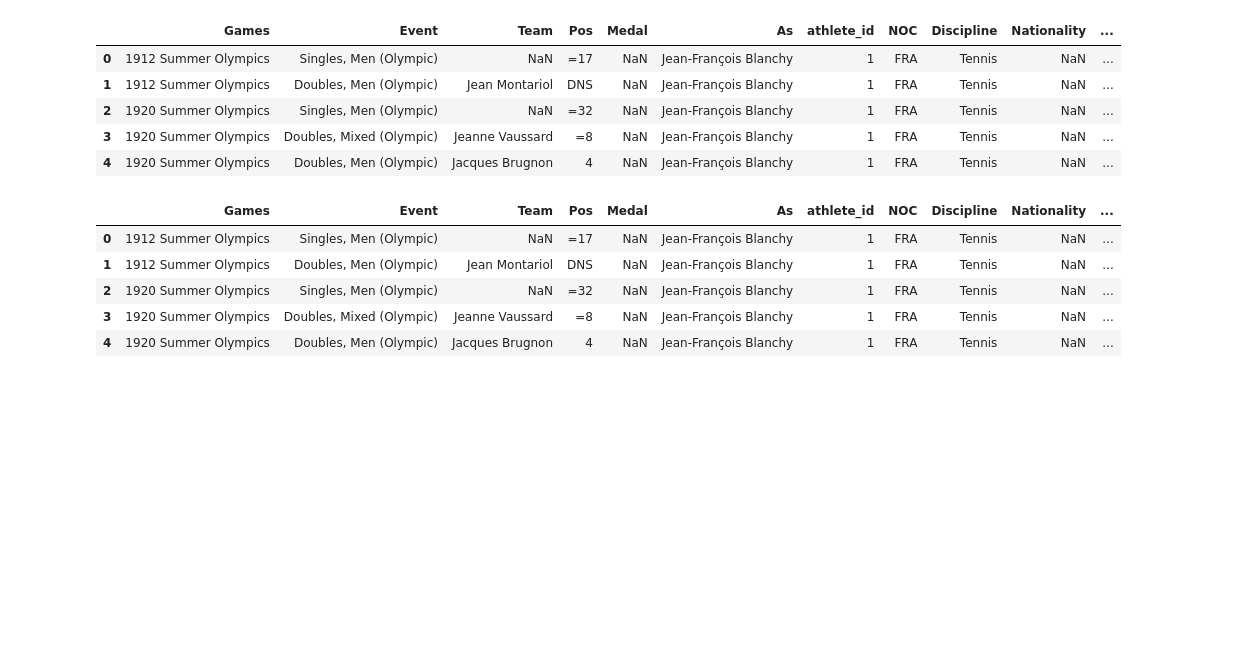
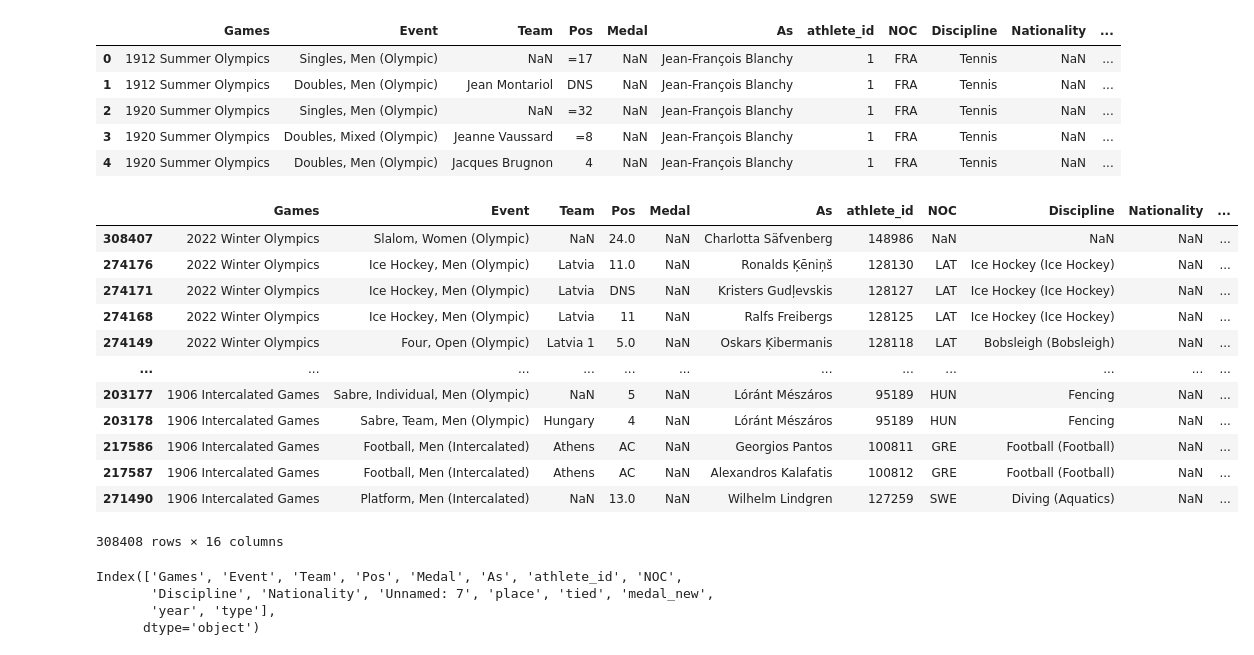
Before and after one commit to KeithGalli/Olympics-Dataset, a Jupyter notebook: clean_data.ipynb, the cells around one changed output. Cells and saved outputs as stored; diff of their text form; code cells hidden in the pictures; blank space fills up the shorter version.

```diff
--- a/clean_data.ipynb
+++ b/clean_data.ipynb
@@ -142,3 +153,8 @@ results.head()
 # %%
-results['place'] = results['Pos'].str.extract(r'(\d+)')
+df['place'] = df['Pos'].str.extract(r'(\d+)')
+df['tied'] = df['Pos'].str.contains("=")
+# %%
+df['medal_new'] = df["Medal"].map({"Bronze": 3, "Silver": 2, "Gold": 1})
+# %%
+df[['year', 'type']] = df['Games'].str.extract(r'(\d{4}) (Summer|Winter)', expand=True)
 # %%
@@ -150,13 +166,28 @@ results.head()
 | 2 | 1920 Summer Olympics | Singles, Men (Olympic) | NaN | =32 | NaN | Jean-François Blanchy | 1 | FRA | Tennis | NaN | ... |
 | 3 | 1920 Summer Olympics | Doubles, Mixed (Olympic) | Jeanne Vaussard | =8 | NaN | Jean-François Blanchy | 1 | FRA | Tennis | NaN | ... |
 | 4 | 1920 Summer Olympics | Doubles, Men (Olympic) | Jacques Brugnon | 4 | NaN | Jean-François Blanchy | 1 | FRA | Tennis | NaN | ... |
-# %%
-results.drop(columns=['Unnamed: 7'],inplace=True)
-results.head()
-# %% [output]
-|  | Games | Event | Team | Pos | Medal | As | athlete_id | NOC | Discipline | Nationality | ... |
-| 0 | 1912 Summer Olympics | Singles, Men (Olympic) | NaN | =17 | NaN | Jean-François Blanchy | 1 | FRA | Tennis | NaN | ... |
-| 1 | 1912 Summer Olympics | Doubles, Men (Olympic) | Jean Montariol | DNS | NaN | Jean-François Blanchy | 1 | FRA | Tennis | NaN | ... |
-| 2 | 1920 Summer Olympics | Singles, Men (Olympic) | NaN | =32 | NaN | Jean-François Blanchy | 1 | FRA | Tennis | NaN | ... |
-| 3 | 1920 Summer Olympics | Doubles, Mixed (Olympic) | Jeanne Vaussard | =8 | NaN | Jean-François Blanchy | 1 | FRA | Tennis | NaN | ... |
-| 4 | 1920 Summer Olympics | Doubles, Men (Olympic) | Jacques Brugnon | 4 | NaN | Jean-François Blanchy | 1 | FRA | Tennis | NaN | ... |
+# %%
+df['year'] = pd.to_numeric(df['year'])
+# %%
+df.sort_values('year', ascending=False)
+# %% [output]
+|  | Games | Event | Team | Pos | Medal | As | athlete_id | NOC | Discipline | Nationality | ... |
+| 308407 | 2022 Winter Olympics | Slalom, Women (Olympic) | NaN | 24.0 | NaN | Charlotta Säfvenberg | 148986 | NaN | NaN | NaN | ... |
+| 274176 | 2022 Winter Olympics | Ice Hockey, Men (Olympic) | Latvia | 11.0 | NaN | Ronalds Ķēniņš | 128130 | LAT | Ice Hockey (Ice Hockey) | NaN | ... |
+| 274171 | 2022 Winter Olympics | Ice Hockey, Men (Olympic) | Latvia | DNS | NaN | Kristers Gudļevskis | 128127 | LAT | Ice Hockey (Ice Hockey) | NaN | ... |
+| 274168 | 2022 Winter Olympics | Ice Hockey, Men (Olympic) | Latvia | 11 | NaN | Ralfs Freibergs | 128125 | LAT | Ice Hockey (Ice Hockey) | NaN | ... |
+| 274149 | 2022 Winter Olympics | Four, Open (Olympic) | Latvia 1 | 5.0 | NaN | Oskars Ķibermanis | 128118 | LAT | Bobsleigh (Bobsleigh) | NaN | ... |
+| ... | ... | ... | ... | ... | ... | ... | ... | ... | ... | ... | ... |
+| 203177 | 1906 Intercalated Games | Sabre, Individual, Men (Olympic) | NaN | 5 | NaN | Lóránt Mészáros | 95189 | HUN | Fencing | NaN | ... |
+| 203178 | 1906 Intercalated Games | Sabre, Team, Men (Olympic) | Hungary | 4 | NaN | Lóránt Mészáros | 95189 | HUN | Fencing | NaN | ... |
+| 217586 | 1906 Intercalated Games | Football, Men (Intercalated) | Athens | AC | NaN | Georgios Pantos | 100811 | GRE | Football (Football) | NaN | ... |
+| 217587 | 1906 Intercalated Games | Football, Men (Intercalated) | Athens | AC | NaN | Alexandros Kalafatis | 100812 | GRE | Football (Football) | NaN | ... |
+| 271490 | 1906 Intercalated Games | Platform, Men (Intercalated) | NaN | 13.0 | NaN | Wilhelm Lindgren | 127259 | SWE | Diving (Aquatics) | NaN | ... |
+308408 rows × 16 columns
+# %%
+df.columns
+# %% [output]
+Index(['Games', 'Event', 'Team', 'Pos', 'Medal', 'As', 'athlete_id', 'NOC',
+       'Discipline', 'Nationality', 'Unnamed: 7', 'place', 'tied', 'medal_new',
+       'year', 'type'],
+      dtype='object')
```
Also changed, not shown: parts of 20 cells of this notebook, 2 other files.
